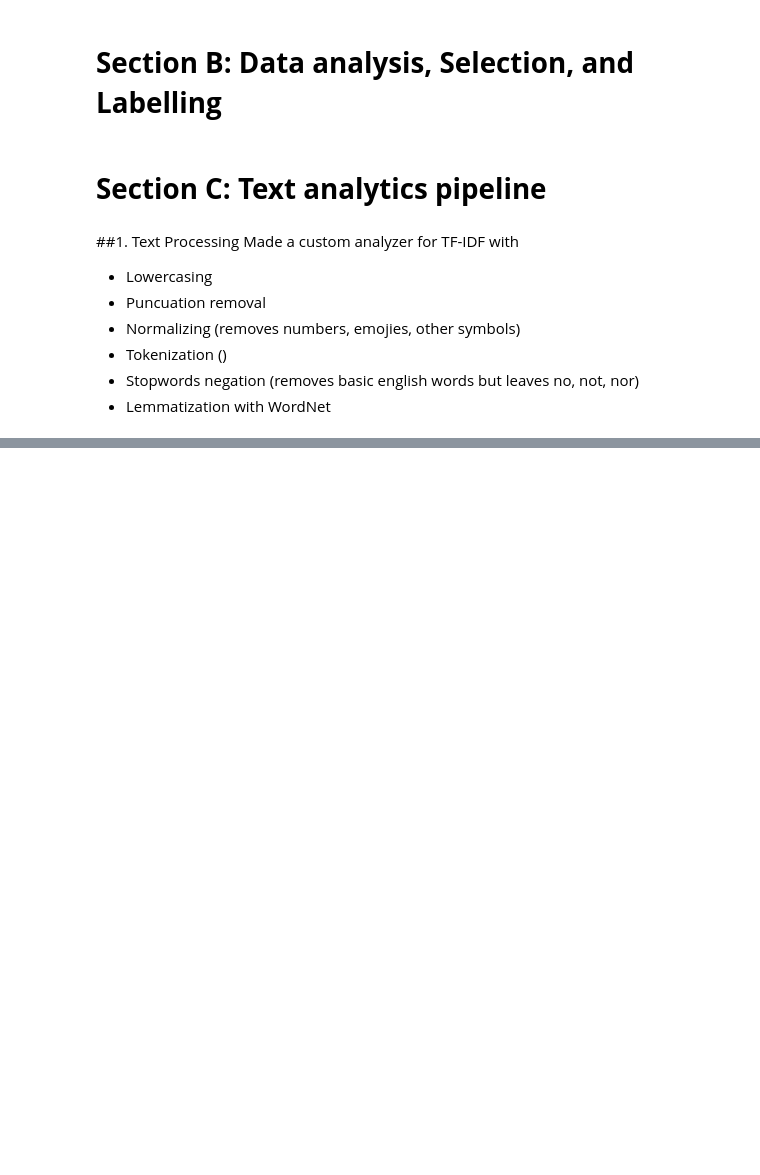
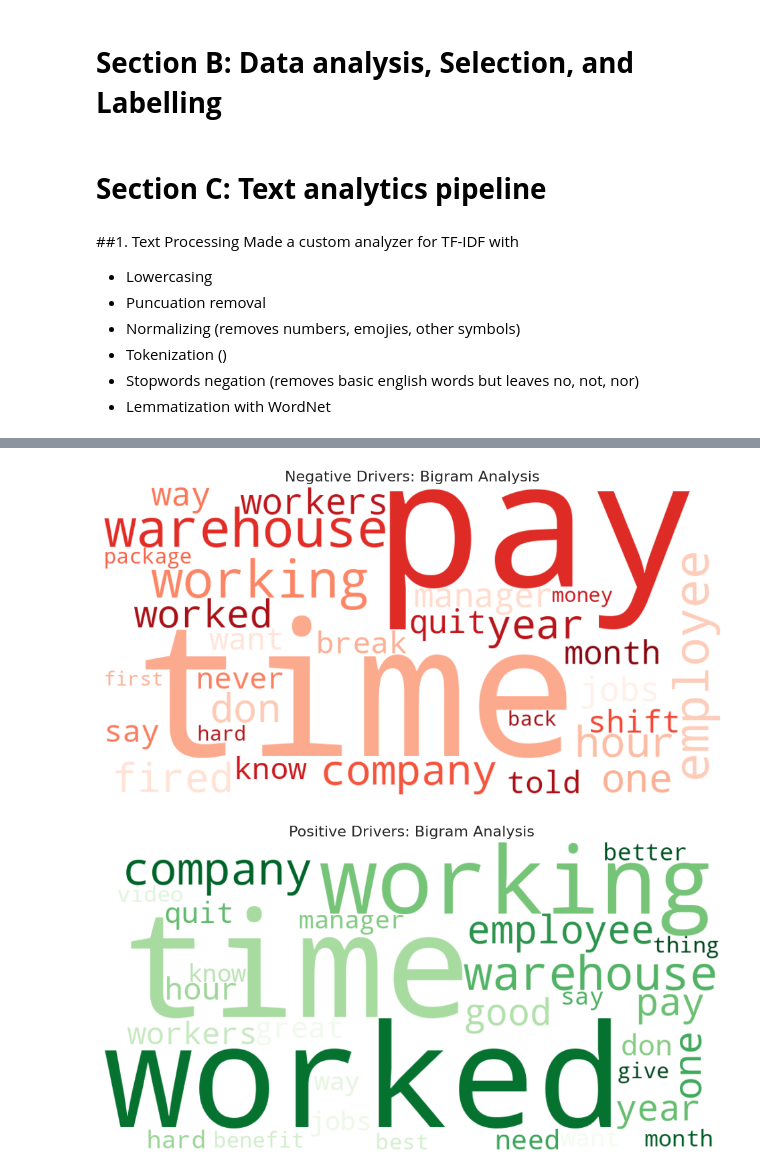
Before and after one commit to mf2056/F20AA, a Jupyter notebook: F20AA_CW.ipynb, the cells around one changed output, grey strips where cells are left out. Cells and saved outputs as stored; diff of their text form; code cells hidden in the pictures; blank space fills up the shorter version.

```diff
--- a/F20AA_CW.ipynb
+++ b/F20AA_CW.ipynb
@@ -990,0 +1078,47 @@ print("Mean Macro F1:", scores_f1.mean())
+# %%
+import matplotlib.pyplot as plt
+from wordcloud import WordCloud, STOPWORDS
+import pandas as pd
+import re
+
+# 1. Load Data
+df = pd.read_csv('final_dataset.csv')
+
+def show_bigram_cloud(sentiment, cmap, title):
+    # 2. Get text
+    subset = df[df['label'] == sentiment]['text'].astype(str)
+    text = " ".join(subset).lower()
+
+    # 3. Clean up the "don t" fragments and random letters
+    text = re.sub(r'\b\w{1,2}\b', '', text)
+    text = re.sub(r'[^a-zA-Z\s]', '', text)
+
+    # 4. Expand the Stopwords to remove the "vague" stuff you found
+    vague_stuff = {"every", "day", "now", "take", "amazon", "work", "job", "people", "worker", "got", "get", "will", "going", "make"}
+    stops = set(STOPWORDS).union(vague_stuff)
+
+    # 5. Generate BIGRAM WordCloud (collocations=True is the key here)
+    wc = WordCloud(
+        width=1000,
+        height=500,
+        background_color="white",
+        colormap=cmap,
+        max_words=30, # Smaller number makes the bigrams easier to read
+        stopwords=stops,
+        collocations=True,       # This enables word pairs!
+        min_word_length=3,
+        collocation_threshold=3  # Only show pairs that appear at least 3 times
+    ).generate(text)
+
+    plt.figure(figsize=(12, 6))
+    plt.imshow(wc, interpolation='bilinear')
+    plt.title(title, fontsize=16)
+    plt.axis("off")
+    plt.show()
+
+# Run the clouds
+show_bigram_cloud('negative', 'Reds', "Negative Drivers: Bigram Analysis")
+show_bigram_cloud('positive', 'Greens', "Positive Drivers: Bigram Analysis")
+# %% [output]
+[figure, added]
+[figure, added]
```
Also changed, not shown: parts of 10 cells of this notebook.
